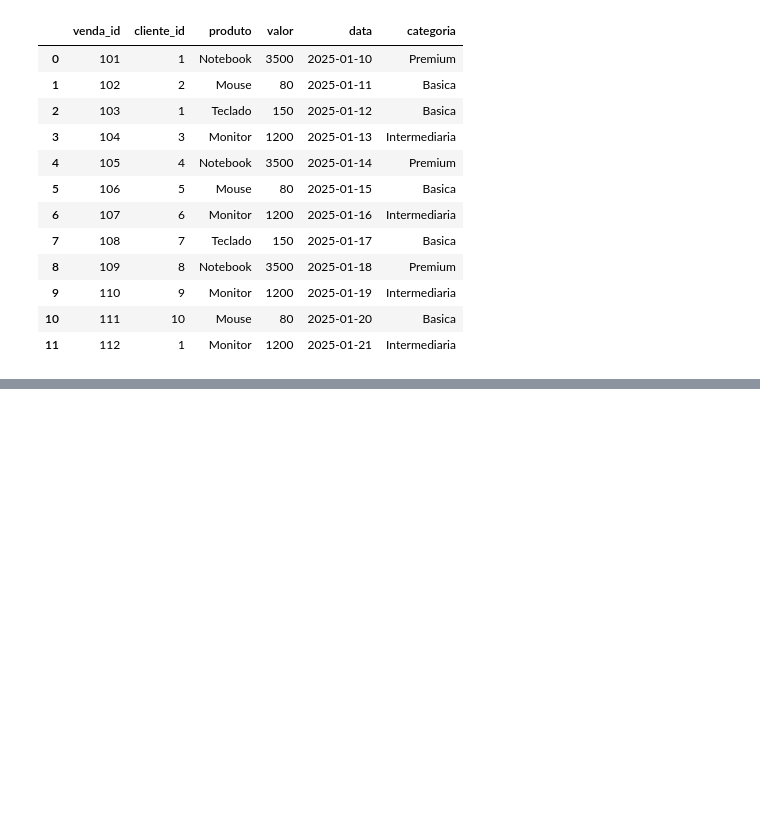
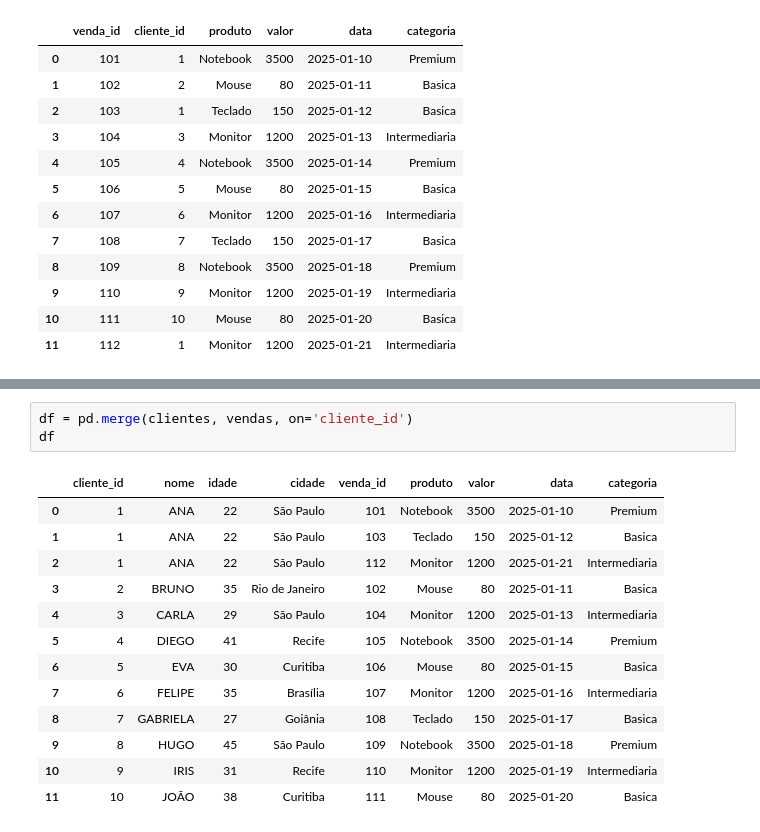
Before and after one commit to oliverjunior1/VS-Code, a Jupyter notebook: Python/Machine_learning_e_data_science_Federico_Garay/data_scientist/8_ETL/3_exercicio_etl.ipynb, the cells around one changed output, grey strips where cells are left out. Drawn from its saved outputs; the diff is of its cells as text; blank space fills up the shorter version.

```diff
--- a/Python/Machine_learning_e_data_science_Federico_Garay/data_scientist/8_ETL/3_exercicio_etl.ipynb
+++ b/Python/Machine_learning_e_data_science_Federico_Garay/data_scientist/8_ETL/3_exercicio_etl.ipynb
@@ -143,0 +164,17 @@ vendas
+# %%
+df = pd.merge(clientes, vendas, on='cliente_id')
+df
+# %% [output]
+|  | cliente_id | nome | idade | cidade | venda_id | produto | valor | data | categoria |
+| 0 | 1 | ANA | 22 | São Paulo | 101 | Notebook | 3500 | 2025-01-10 | Premium |
+| 1 | 1 | ANA | 22 | São Paulo | 103 | Teclado | 150 | 2025-01-12 | Basica |
+| 2 | 1 | ANA | 22 | São Paulo | 112 | Monitor | 1200 | 2025-01-21 | Intermediaria |
+| 3 | 2 | BRUNO | 35 | Rio de Janeiro | 102 | Mouse | 80 | 2025-01-11 | Basica |
+| 4 | 3 | CARLA | 29 | São Paulo | 104 | Monitor | 1200 | 2025-01-13 | Intermediaria |
+| 5 | 4 | DIEGO | 41 | Recife | 105 | Notebook | 3500 | 2025-01-14 | Premium |
+| 6 | 5 | EVA | 30 | Curitiba | 106 | Mouse | 80 | 2025-01-15 | Basica |
+| 7 | 6 | FELIPE | 35 | Brasília | 107 | Monitor | 1200 | 2025-01-16 | Intermediaria |
+| 8 | 7 | GABRIELA | 27 | Goiânia | 108 | Teclado | 150 | 2025-01-17 | Basica |
+| 9 | 8 | HUGO | 45 | São Paulo | 109 | Notebook | 3500 | 2025-01-18 | Premium |
+| 10 | 9 | IRIS | 31 | Recife | 110 | Monitor | 1200 | 2025-01-19 | Intermediaria |
+| 11 | 10 | JOÃO | 38 | Curitiba | 111 | Mouse | 80 | 2025-01-20 | Basica |
```
Also changed, not shown: parts of 1 cell of this notebook.
